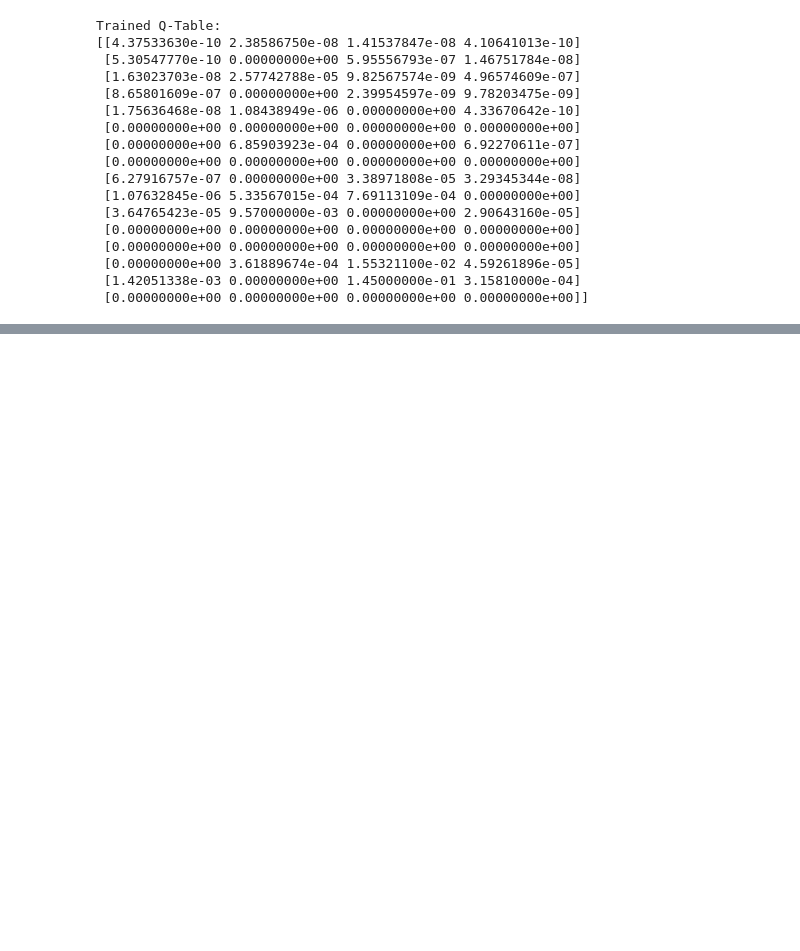
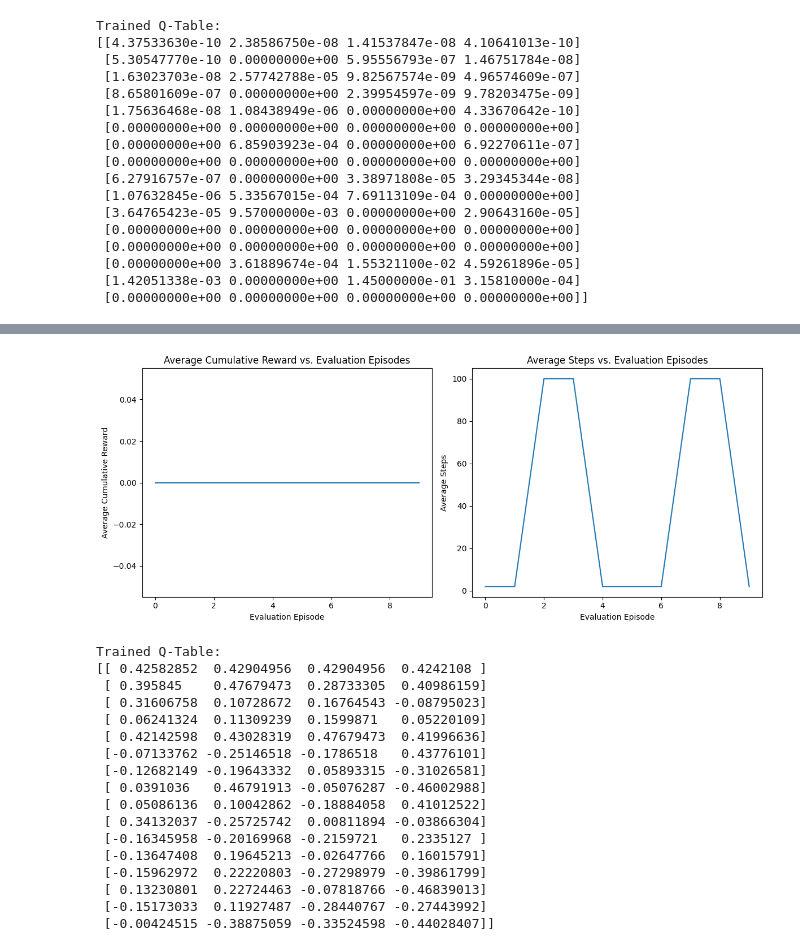
Before and after one commit to mahtabbm/RL_playground, a Jupyter notebook: frozenlake_variants.ipynb, the cells around one changed output, grey strips where cells are left out. Saved outputs shown, nothing was run; the diff lists cells and outputs as text; code cells hidden in the pictures; blank space fills up the shorter version.

```diff
--- a/frozenlake_variants.ipynb
+++ b/frozenlake_variants.ipynb
@@ -421,0 +608,26 @@ Trained Q-Table:
+# %%
+# Train the agent using Speedy Double Q Learning I
+q_table_a, q_table_b, rewards, lengths = asynchronous_speedy_double_q_learningII(env, episodes=2000, eval_episodes=200, eval_every=200)
+_plot_evaluation(rewards, lengths)
+# # visualize_frozen_lake(q_table)
+print("Trained Q-Table:")
+print(q_table_a)
+# %% [output]
+[figure, added]
+Trained Q-Table:
+[[ 0.42582852  0.42904956  0.42904956  0.4242108 ]
+ [ 0.395845    0.47679473  0.28733305  0.40986159]
+ [ 0.31606758  0.10728672  0.16764543 -0.08795023]
+ [ 0.06241324  0.11309239  0.1599871   0.05220109]
+ [ 0.42142598  0.43028319  0.47679473  0.41996636]
+ [-0.07133762 -0.25146518 -0.1786518   0.43776101]
+ [-0.12682149 -0.19643332  0.05893315 -0.31026581]
+ [ 0.0391036   0.46791913 -0.05076287 -0.46002988]
+ [ 0.05086136  0.10042862 -0.18884058  0.41012522]
+ [ 0.34132037 -0.25725742  0.00811894 -0.03866304]
+ [-0.16345958 -0.20169968 -0.2159721   0.2335127 ]
+ [-0.13647408  0.19645213 -0.02647766  0.16015791]
+ [-0.15962972  0.22220803 -0.27298979 -0.39861799]
+ [ 0.13230801  0.22724463 -0.07818766 -0.46839013]
+ [-0.15173033  0.11927487 -0.28440767 -0.27443992]
+ [-0.00424515 -0.38875059 -0.33524598 -0.44028407]]
```
Also changed, not shown: parts of 14 cells of this notebook.
